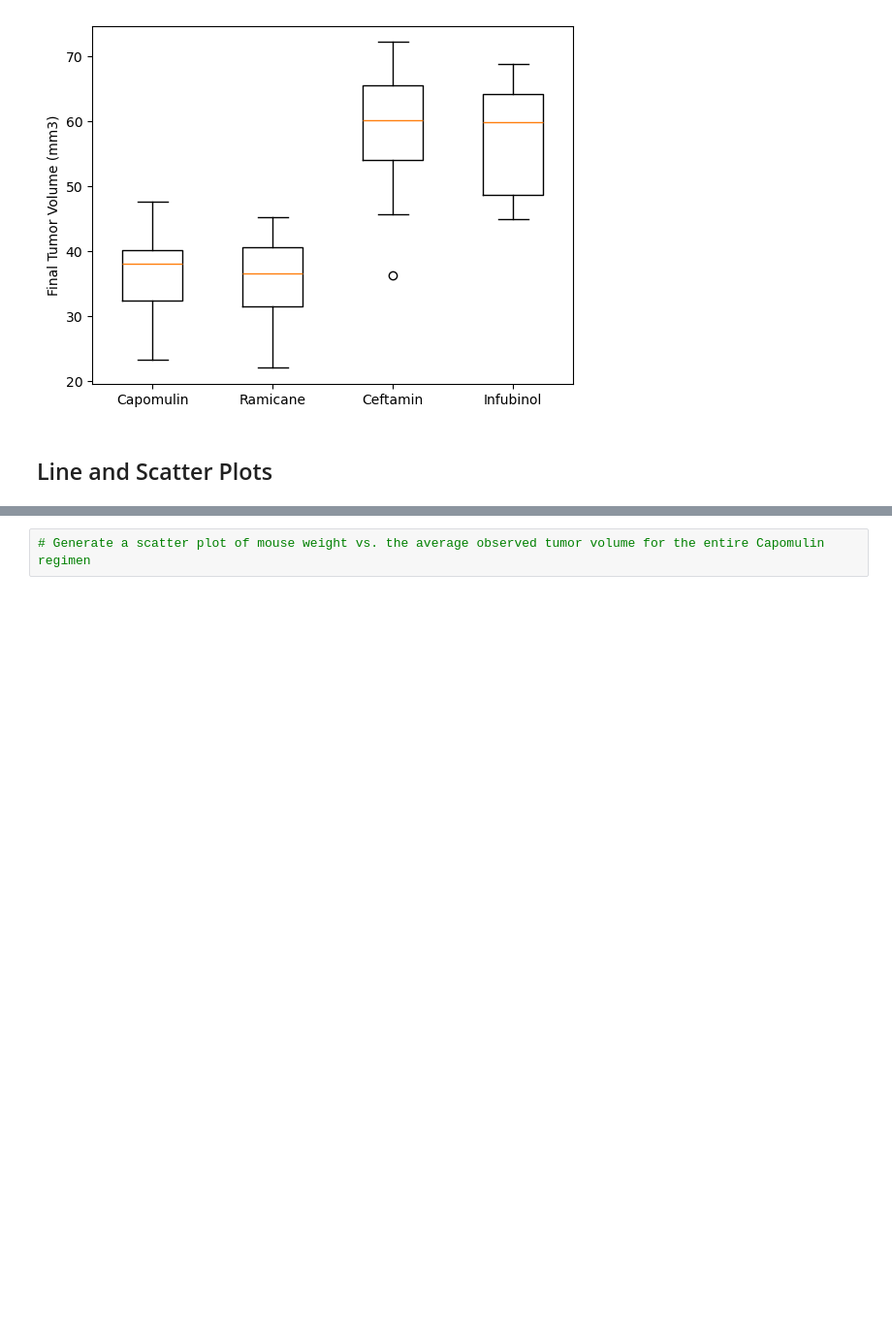
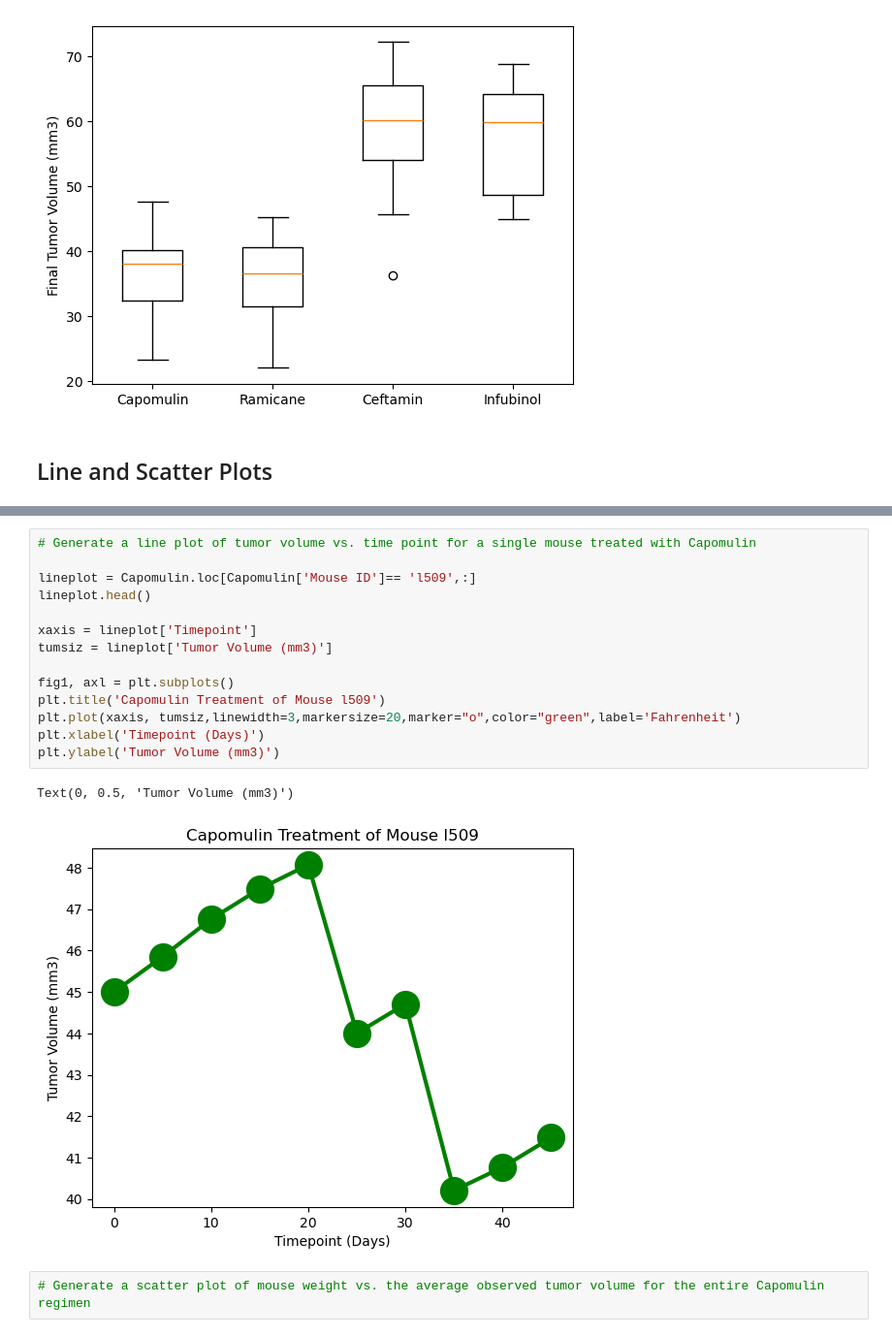
Before and after one commit to AdrianD1021/pymaceuticals, a Jupyter notebook: Starter_Code/Pymaceuticals/pymaceuticals_starter.ipynb, the cells around one changed output, grey strips where cells are left out. Shown at 97% size. Saved outputs shown, nothing was run; the diff lists cells and outputs as text; blank space fills up the shorter version.

```diff
--- a/Starter_Code/Pymaceuticals/pymaceuticals_starter.ipynb
+++ b/Starter_Code/Pymaceuticals/pymaceuticals_starter.ipynb
@@ -461,3 +457,20 @@ plt.show()
+# %%
+# Generate a line plot of tumor volume vs. time point for a single mouse treated with Capomulin
+
+lineplot = Capomulin.loc[Capomulin['Mouse ID']== 'l509',:]
+lineplot.head()
+
+xaxis = lineplot['Timepoint']
+tumsiz = lineplot['Tumor Volume (mm3)']
+
+fig1, axl = plt.subplots()
+plt.title('Capomulin Treatment of Mouse l509')
+plt.plot(xaxis, tumsiz,linewidth=3,markersize=20,marker="o",color="green",label='Fahrenheit')
+plt.xlabel('Timepoint (Days)')
+plt.ylabel('Tumor Volume (mm3)')
+# %% [output]
+Text(0, 0.5, 'Tumor Volume (mm3)')
+[figure, added]
 # %%
 # Generate a scatter plot of mouse weight vs. the average observed tumor volume for the entire Capomulin regimen
 # %% [output]
```
Also changed, not shown: parts of 1 cell of this notebook.
